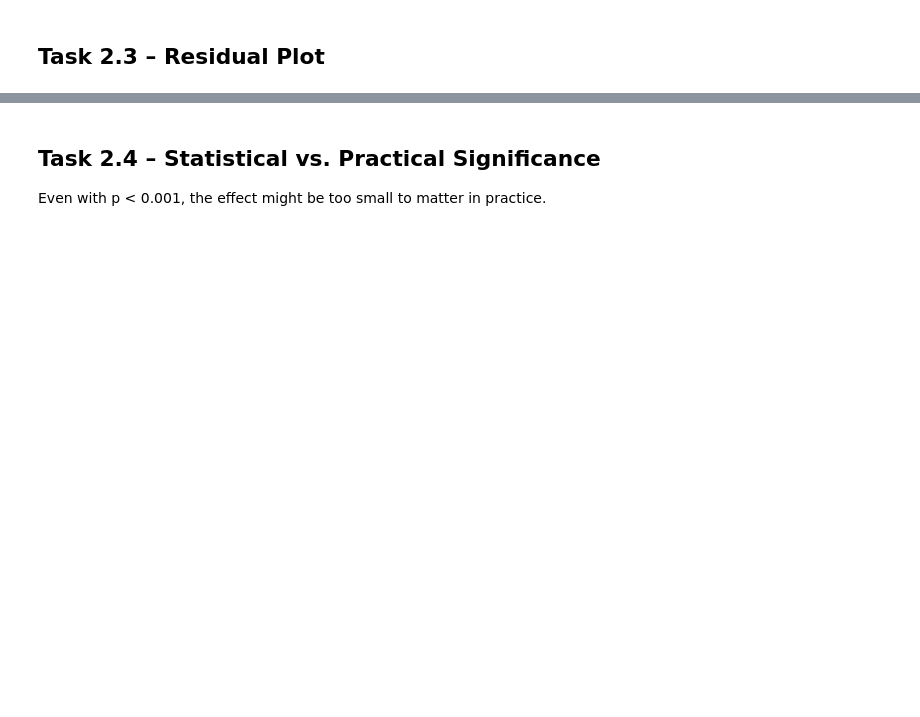
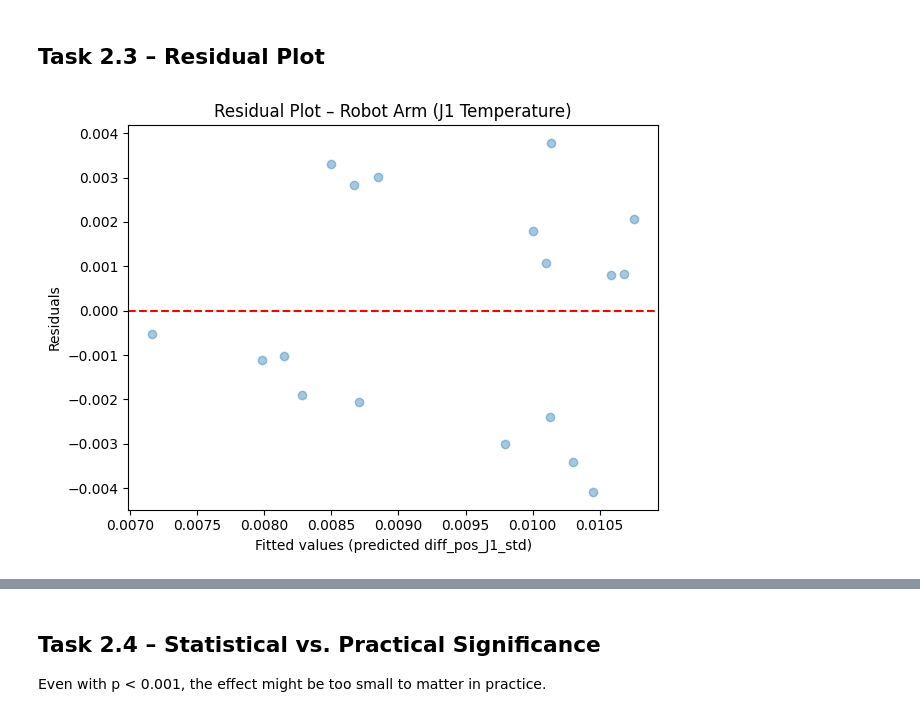
Before and after one commit to athi2210/DA-Lab-group, a Jupyter notebook: 09_statistical_inference.ipynb, the cells around one changed output, grey strips where cells are left out. Cells and saved outputs as stored; diff of their text form; code cells hidden in the pictures; blank space fills up the shorter version.

```diff
--- a/09_statistical_inference.ipynb
+++ b/09_statistical_inference.ipynb
@@ -159,21 +220,31 @@ Compare with your answer from Task 1.1.
 # %% [markdown]
 ## Task 2.1 – Fit the Regression Model
 # %%
-# TODO: Load the robot arm dataset (adjust path as needed)
-# df_robot = pd.read_csv("robot_arm_degradation.csv")
+# TODO: Load the robot arm dataset
+df_robot = pd.read_csv("data/robot_position_accuracy/ur5_combined.csv")
+
+# Compute position difference for J1
+df_robot['_pos_diff_J1'] = df_robot['robot_target_joint_positions_j1'] - df_robot['robot_actual_joint_positions_j1']
+
+# Group by trial conditions and compute mean temp and std of position error per group
+group_cols = ['cold_start', 'speed', 'payload_lb', 'trial_number']
+df_robot_grouped = df_robot.groupby(group_cols).agg(
+    temp_mean_J1=('robot_joint_temp_j1', 'mean'),
+    diff_pos_J1_std=('_pos_diff_J1', 'std')
+).reset_index()
 
 # Quick inspection
-# print(df_robot[['temp_mean_J1', 'diff_pos_J1_std']].describe())
+print(df_robot_grouped[['temp_mean_J1', 'diff_pos_J1_std']].describe())
 
 # Drop NaNs in the relevant columns before fitting
-# df_robot_clean = df_robot.dropna(subset=['temp_mean_J1', 'diff_pos_J1_std'])
+df_robot_clean = df_robot_grouped.dropna(subset=['temp_mean_J1', 'diff_pos_J1_std'])
 
 # Fit the model
-# m_robot = smf.ols("diff_pos_J1_std ~ temp_mean_J1", data=df_robot_clean).fit()
-# print(m_robot.summary())
+m_robot = smf.ols("diff_pos_J1_std ~ temp_mean_J1", data=df_robot_clean).fit()
+print(m_robot.summary())
 
 # Extract key values
-# params_r = m_robot.params
-# pvals_r  = m_robot.pvalues
-# conf_r   = m_robot.conf_int()
-# r2_r     = m_robot.rsquared
+params_r = m_robot.params
+pvals_r  = m_robot.pvalues
+conf_r   = m_robot.conf_int()
+r2_r     = m_robot.rsquared
@@ -195,12 +287,14 @@ Compare with your answer from Task 1.1.
 ## Task 2.3 – Residual Plot
 # %%
 # Residual plot for the robot arm model
-# plt.scatter(m_robot.fittedvalues, m_robot.resid, alpha=0.4)
-# plt.axhline(0, color="red", ls="--")
-# plt.xlabel("Fitted values (predicted diff_pos_J1_std)")
-# plt.ylabel("Residuals")
-# plt.title("Residual Plot – Robot Arm (J1 Temperature)")
-# plt.tight_layout()
-# plt.show()
+plt.scatter(m_robot.fittedvalues, m_robot.resid, alpha=0.4)
+plt.axhline(0, color="red", ls="--")
+plt.xlabel("Fitted values (predicted diff_pos_J1_std)")
+plt.ylabel("Residuals")
+plt.title("Residual Plot – Robot Arm (J1 Temperature)")
+plt.tight_layout()
+plt.show()
+# %% [output]
+[figure, added]
 # %% [markdown]
 **Residual pattern observed:** *TODO – cloud, funnel, curve, or clusters?*
```
Also changed, not shown: parts of 15 cells of this notebook.
